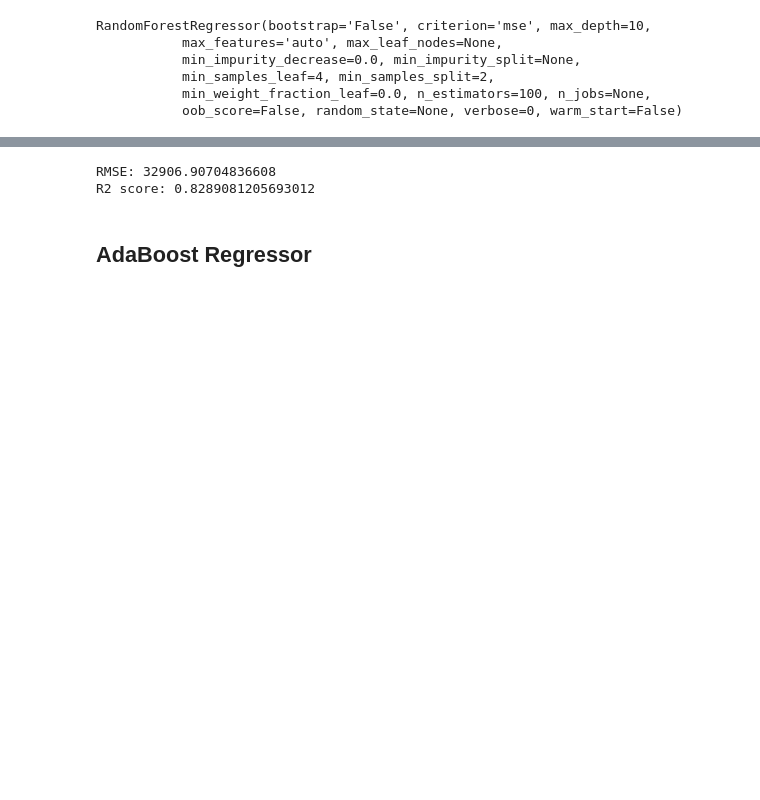
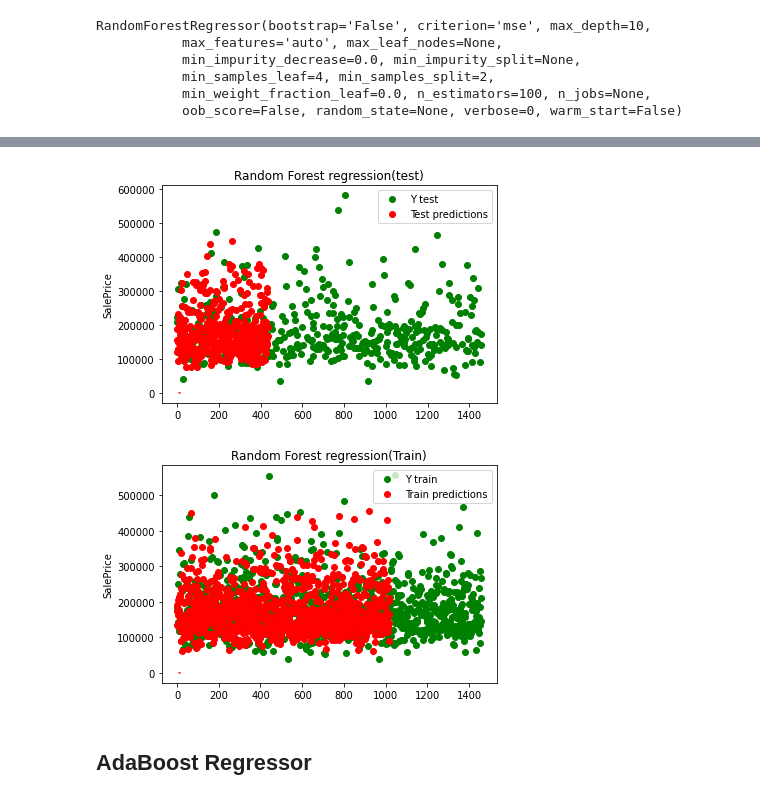
Before and after one commit to RaphaelRoriz/Machine-learning, a Jupyter notebook: housesPricesDataset/House Prices regressions.ipynb, the cells around one changed output, grey strips where cells are left out. Cells and saved outputs as stored; diff of their text form; code cells hidden in the pictures; blank space fills up the shorter version.

```diff
--- a/housesPricesDataset/House Prices regressions.ipynb
+++ b/housesPricesDataset/House Prices regressions.ipynb
@@ -1159,9 +1196,8 @@ NameError: name 'rfr_predictions_train_gs' is not defined
-# %%
-print('RMSE:', np.sqrt(metrics.mean_squared_error(y_test, rfr_predictions_test_gs)))
-print('R2 score:', rfr_gs.score(X_test,y_test))
-# %% [output]
-RMSE: 32906.90704836608
-R2 score: 0.8289081205693012
+# %%
+plot_y_predictions('Random Forest regression',rfr_predictions_train_gs,rfr_predictions_test_gs)
+# %% [output]
+[figure, added]
+[figure, added]
 # %% [markdown]
 ## AdaBoost Regressor
 # %%
```
Also changed, not shown: parts of 33 cells of this notebook.
